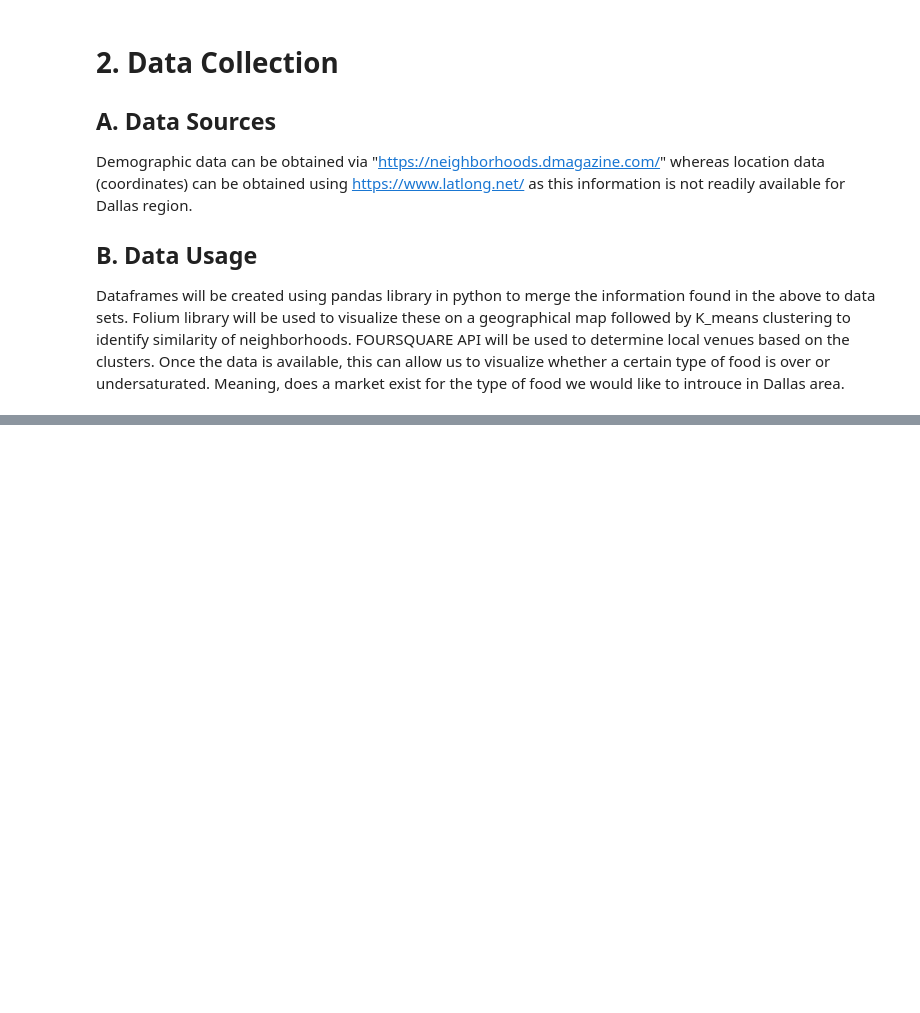
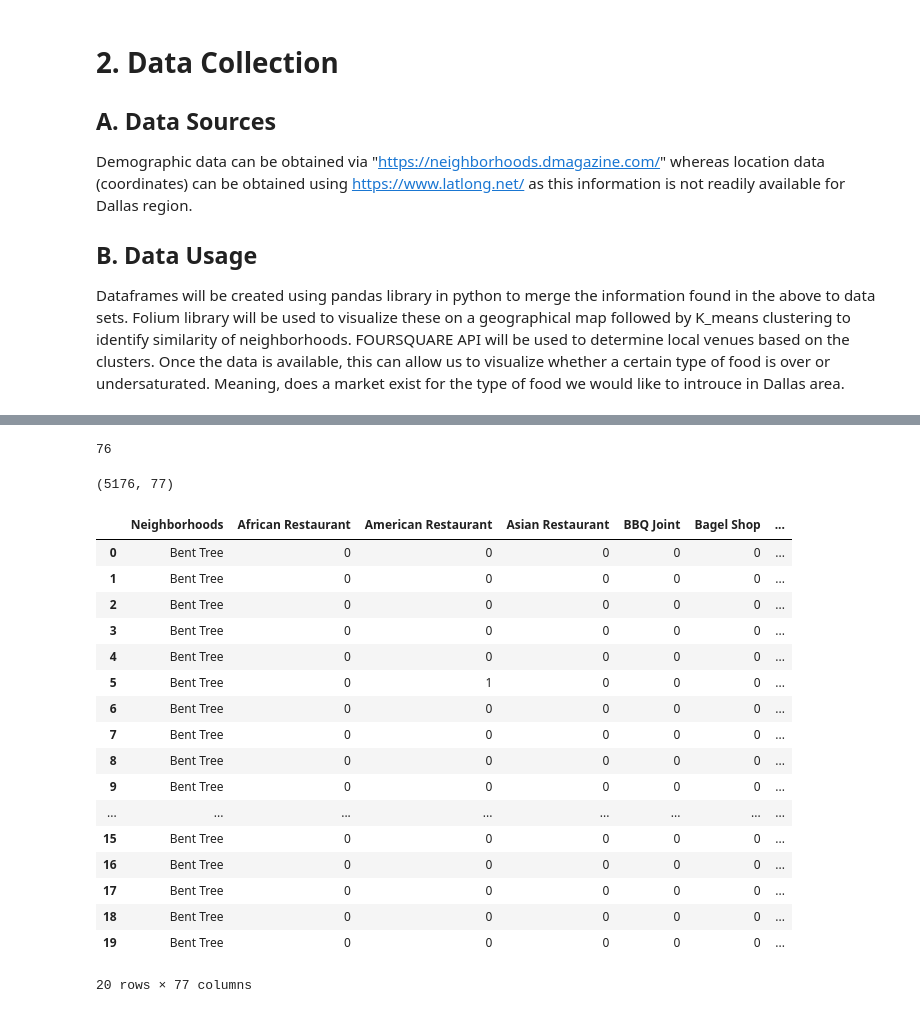
Before and after one commit to khanm276/Coursera_Capstone, a Jupyter notebook: Dallas_Restaurant.ipynb, the cells around one changed output, grey strips where cells are left out. Cells and saved outputs as stored; diff of their text form; code cells hidden in the pictures; blank space fills up the shorter version.

```diff
--- a/Dallas_Restaurant.ipynb
+++ b/Dallas_Restaurant.ipynb
@@ -54,0 +249,17 @@ Dataframes will be created using pandas library in python to merge the informati
+# %%
+# define a function to get coordinates
+def get_latlng(neighborhood):
+    # initialize your variable to None
+    lat_lng_coords = None
+    # loop until you get the coordinates
+    while(lat_lng_coords is None):
+        g = geocoder.arcgis('{}, Dallas, Texas'.format(neighborhood))
+        lat_lng_coords = g.latlng
+    return lat_lng_coords
+# %%
+coords = [ get_latlng(neighborhood) for neighborhood in df["Neighborhood"].tolist() ]
+df_coords = pd.DataFrame(coords, columns=['Latitude', 'Longitude'])
+df['Latitude'] = df_coords['Latitude']
+df['Longitude'] = df_coords['Longitude']
+Dallas = df[['Neighborhood','Latitude','Longitude']]
+Dallas.head()
@@ -54,0 +372,37 @@ Dataframes will be created using pandas library in python to merge the informati
+# %%
+(len(Dallas_restaurants['Venue Category'].unique()))
+# %% [output]
+76
+# %%
+# one hot encoding
+kl_onehot = pd.get_dummies(Dallas_restaurants[['Venue Category']], prefix="", prefix_sep="")
+
+# add neighborhood column back to dataframe
+kl_onehot['Neighborhoods'] = Dallas_restaurants['Neighborhood']
+
+# move neighborhood column to the first column
+fixed_columns = [kl_onehot.columns[-1]] + list(kl_onehot.columns[:-1])
+kl_onehot = kl_onehot[fixed_columns]
+
+print(kl_onehot.shape)
+kl_onehot.head(20)
+# %% [output]
+(5176, 77)
+|  | Neighborhoods | African Restaurant | American Restaurant | Asian Restaurant | BBQ Joint | Bagel Shop | ... |
+| 0 | Bent Tree | 0 | 0 | 0 | 0 | 0 | ... |
+| 1 | Bent Tree | 0 | 0 | 0 | 0 | 0 | ... |
+| 2 | Bent Tree | 0 | 0 | 0 | 0 | 0 | ... |
+| 3 | Bent Tree | 0 | 0 | 0 | 0 | 0 | ... |
+| 4 | Bent Tree | 0 | 0 | 0 | 0 | 0 | ... |
+| 5 | Bent Tree | 0 | 1 | 0 | 0 | 0 | ... |
+| 6 | Bent Tree | 0 | 0 | 0 | 0 | 0 | ... |
+| 7 | Bent Tree | 0 | 0 | 0 | 0 | 0 | ... |
+| 8 | Bent Tree | 0 | 0 | 0 | 0 | 0 | ... |
+| 9 | Bent Tree | 0 | 0 | 0 | 0 | 0 | ... |
+| ... | ... | ... | ... | ... | ... | ... | ... |
+| 15 | Bent Tree | 0 | 0 | 0 | 0 | 0 | ... |
+| 16 | Bent Tree | 0 | 0 | 0 | 0 | 0 | ... |
+| 17 | Bent Tree | 0 | 0 | 0 | 0 | 0 | ... |
+| 18 | Bent Tree | 0 | 0 | 0 | 0 | 0 | ... |
+| 19 | Bent Tree | 0 | 0 | 0 | 0 | 0 | ... |
+20 rows × 77 columns
```
Also changed, not shown: parts of 29 cells of this notebook.
